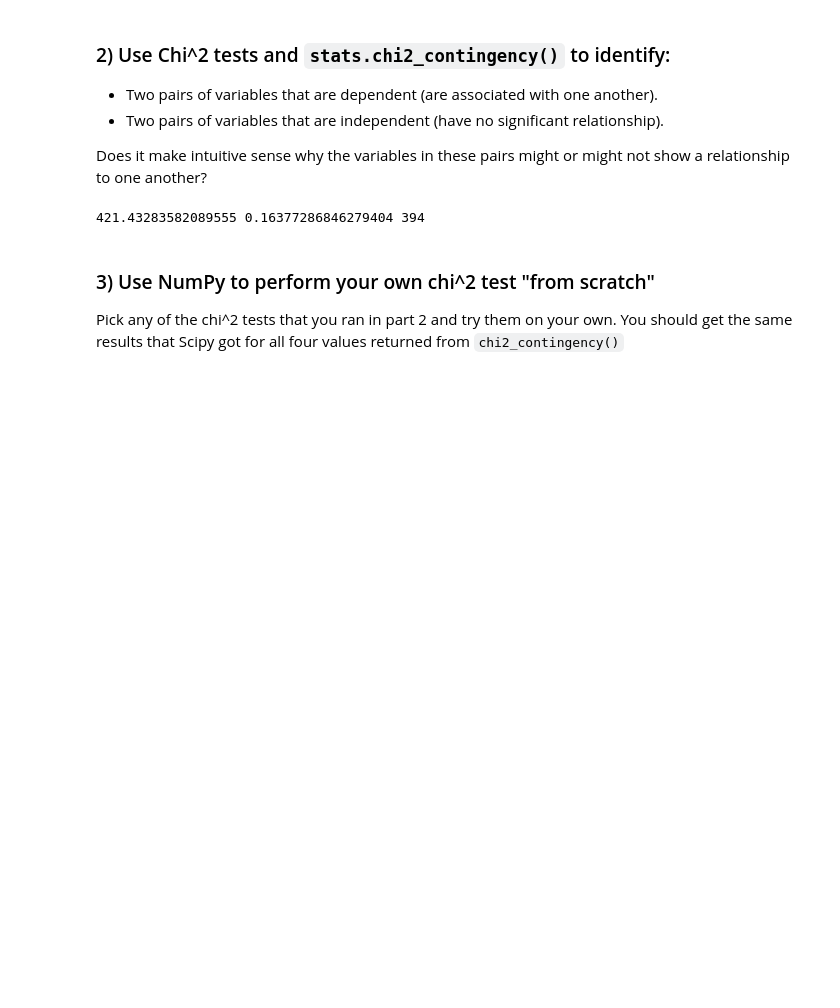
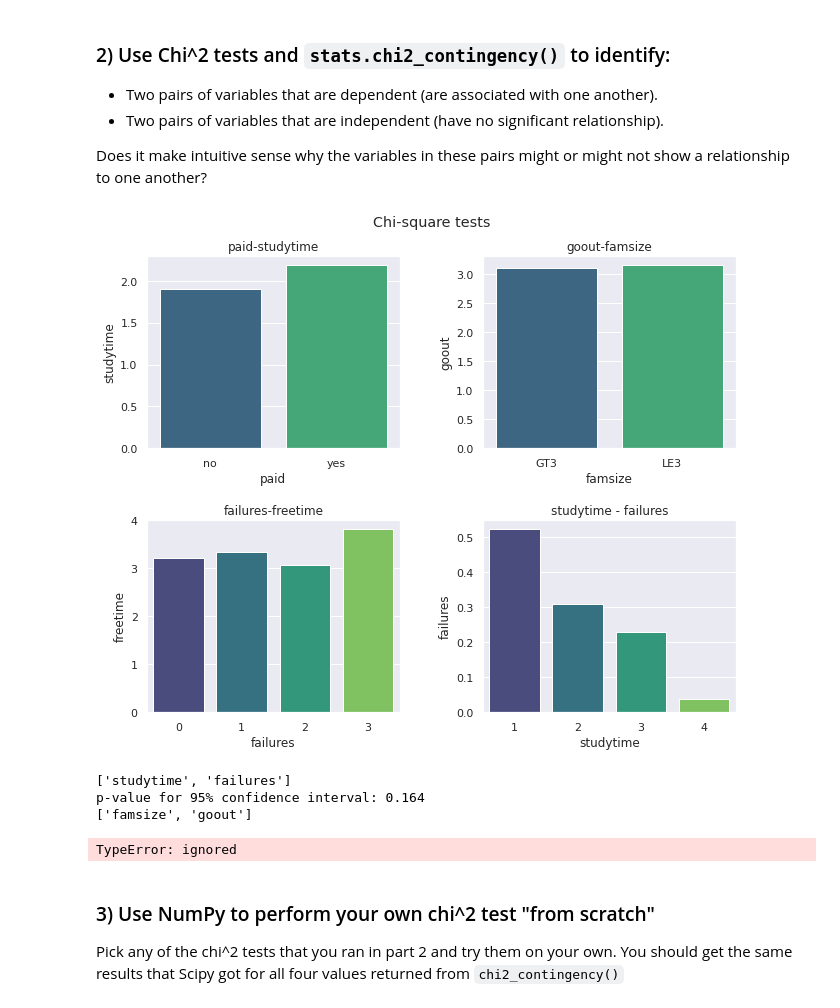
Before and after one commit to KilovoIt/Unit-_1-revised, a Jupyter notebook: LS_DS_122_Chi2_Tests_Assignment_revised.ipynb, the cells around one changed output. Saved outputs shown, nothing was run; the diff lists cells and outputs as text; code cells hidden in the pictures; blank space fills up the shorter version.

```diff
--- a/LS_DS_122_Chi2_Tests_Assignment_revised.ipynb
+++ b/LS_DS_122_Chi2_Tests_Assignment_revised.ipynb
@@ -43,14 +43,46 @@ df
  - Two pairs of variables that are independent (have no significant relationship).
 
 Does it make intuitive sense why the variables in these pairs might or might not show a relationship to one another?
+# %%
+import seaborn as sns
+import matplotlib.pyplot as plt
+sns.set()
+
+fig, ax = plt.subplots(2, 2, figsize=(10,8))
+fig.suptitle('Chi-square tests')
+fig.tight_layout(pad=4)
+
+sns.barplot(ax=ax[1, 1], x='studytime', y='failures', data=df, ci=None, palette='viridis')
+ax[1, 1].set_title('studytime - failures')
+
+sns.barplot(ax=ax[0,1], x=df['famsize'], y=df['goout'], data=df, ci=None, palette='viridis')
+ax[0, 1].set_title('goout-famsize')
+
+sns.barplot(ax=ax[0,0], x=df['paid'], y=df['studytime'], data=df, ci=None, palette='viridis')
+ax[0, 0].set_title('paid-studytime')
+
+sns.barplot(ax=ax[1,0], x=df['failures'], y=df['freetime'], data=df, ci=None, palette='viridis')
+ax[1, 0].set_title('failures-freetime')
+
+
+school_famsize = pd.crosstab(index=df['famsize'], columns=df['school'], normalize=True)*100
+# %% [output]
+[figure, added]
 # %%
 import numpy as np
 from scipy.stats import chi2_contingency
 
-stat, p, dof, expected = chi2_contingency(df[['studytime', 'failures']], correction=False)
-print(stat, p, dof)
+tests = [['studytime', 'failures'],['famsize', 'goout'],['paid', 'studytime'], ['failures', 'freetime']]
+
+for i in tests:
+    print(i)
+    stat, p, dof, expected = chi2_contingency(df[i], correction=False)
+    print(f'p-value for 95% confidence interval: {p:.3f}')
 # %% [output]
-421.43283582089555 0.16377286846279404 394
+['studytime', 'failures']
+p-value for 95% confidence interval: 0.164
+['famsize', 'goout']
+TypeError: ignored
 # %% [markdown]
 ### 3) Use NumPy to perform your own chi^2 test "from scratch"
 
```
Also changed, not shown: parts of 1 cell of this notebook.
